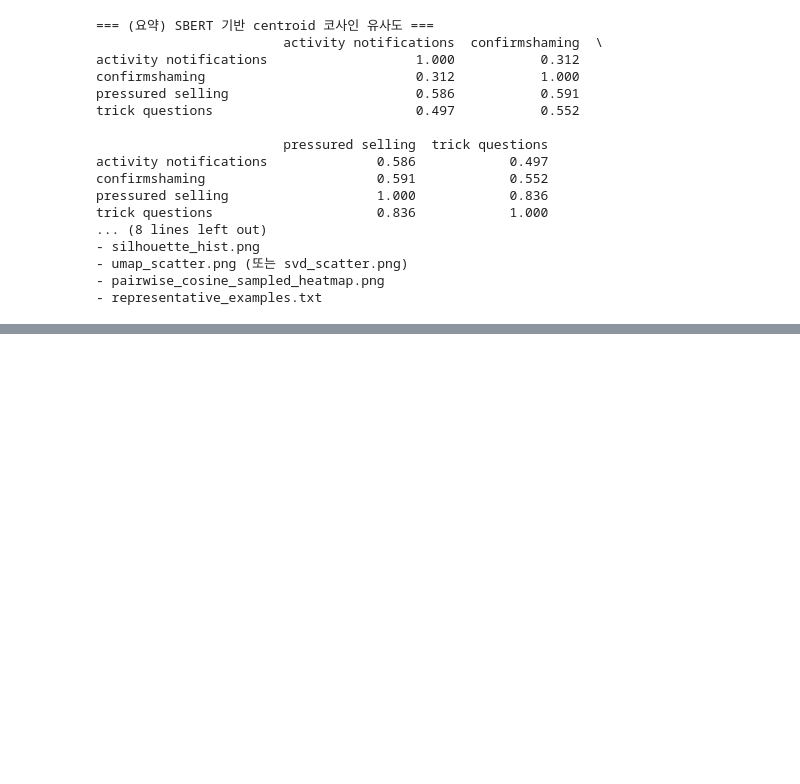
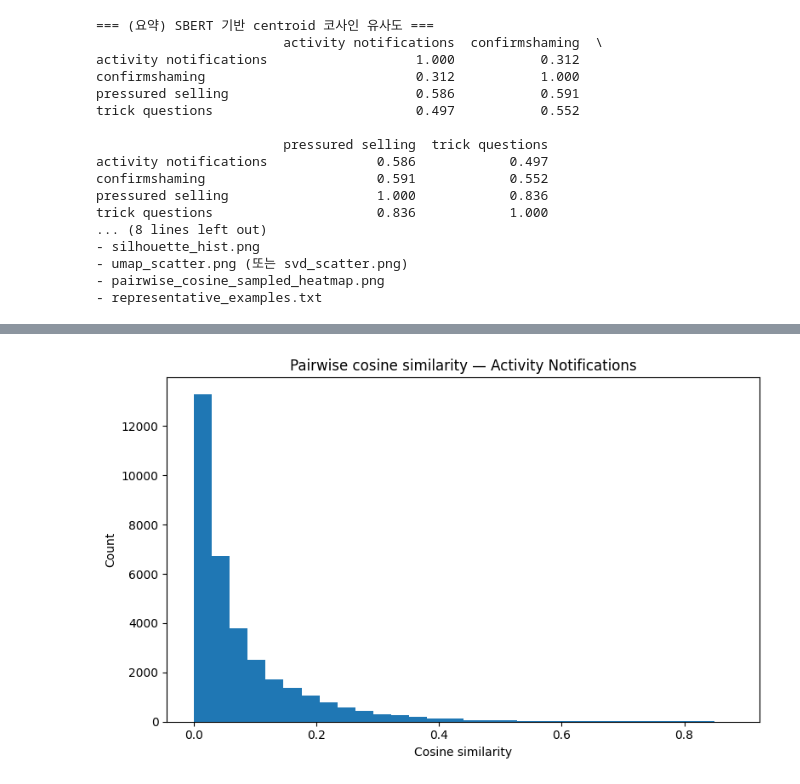
Before and after one commit to 404DNF/404DNF_AI, a Jupyter notebook: notebooks/similarity.ipynb, the cells around one changed output, grey strips where cells are left out. Cells and saved outputs as stored; diff of their text form; code cells hidden in the pictures; blank space fills up the shorter version.

```diff
--- a/notebooks/similarity.ipynb
+++ b/notebooks/similarity.ipynb
@@ -495,0 +630,15 @@ trick questions                     0.836            1.000
+# %%
+# %%
+df = pd.read_csv(DATA_CSV)
+need = {"String", "predicate", "Type"}
+missing = need - set(df.columns)
+if missing:
+    raise ValueError(f"CSV에 필요한 컬럼이 없습니다: {missing}")
+
+df["predicate"] = df["predicate"].fillna("None")
+df["text"] = df["String"].astype(str)
+df["norm_text"] = df["text"].apply(normalize_text)
+
+df.head(3)
+df = df[df["predicate"].isin(FOCUS_PREDS)].copy()
+print("Predicates in use:", sorted(df["predicate"].unique()))
@@ -495,0 +833,75 @@ trick questions                     0.836            1.000
+# %%
+# %%
+# 캐논 전체 TF-IDF (시각화 전용)
+tfidf = TfidfVectorizer(analyzer=ANALYZER, ngram_range=(NGRAM_LO, NGRAM_HI), min_df=max(2, MIN_DF))
+X_all  = tfidf.fit_transform(dedup_sorted["canonical_norm"])
+labels = dedup_sorted["predicate"].values
+pred_names = dedup_sorted["predicate"].unique().tolist()
+
+# (1) predicate별 pairwise 코사인 분포 히스토그램
+for p in pred_names:
+    mask = (labels == p)
+    idx = np.where(mask)[0]
+    if len(idx) < 2:
+        continue
+    subX = X_all[idx]
+    sims = (subX @ subX.T).toarray()
+    triu = sims[np.triu_indices_from(sims, k=1)]
+    if MAX_PAIRS_FOR_HIST and len(triu) > MAX_PAIRS_FOR_HIST:
+        rng = np.random.default_rng(0)
+        triu = rng.choice(triu, size=MAX_PAIRS_FOR_HIST, replace=False)
+    plt.figure(figsize=(8,5))
+    plt.hist(triu, bins=30)
+    plt.title(f"Pairwise cosine similarity — {p}")
+    plt.xlabel("Cosine similarity"); plt.ylabel("Count")
+    plt.tight_layout()
+    fname = f"hist_cosine_{p.replace(' ', '_')}.png"
+    plt.savefig(out_dir/fname); plt.show()
+
+# (2) predicate centroid 코사인 히트맵
+centroids = {}
+for p in pred_names:
+    mask = (labels == p)
+    centroids[p] = X_all[mask].mean(axis=0) if mask.sum() else None
+
+n = len(pred_names)
+M = np.zeros((n, n), dtype=float)
+for i, a in enumerate(pred_names):
+    for j, b in enumerate(pred_names):
+        va, vb = centroids[a], centroids[b]
+        if va is None or vb is None:
+            M[i,j] = np.nan
+        else:
+            num = m2s(va @ vb.T)
+            den = math.sqrt(m2s(va @ va.T)) * math.sqrt(m2s(vb @ vb.T))
+            M[i,j] = num/den if den != 0 else np.nan
+
+plt.figure(figsize=(1.2*n+2, 1.2*n+2))
+im = plt.imshow(M, vmin=0, vmax=1)
+plt.colorbar(im, fraction=0.046, pad=0.04)
+plt.xticks(range(n), pred_names, rotation=45, ha="right")
+plt.yticks(range(n), pred_names)
+for i in range(n):
+    for j in range(n):
+        if not np.isnan(M[i,j]):
+            plt.text(j, i, f"{M[i,j]:.2f}", ha="center", va="center", fontsize=8)
+plt.title("Predicate centroid cosine similarity")
+plt.tight_layout()
+plt.savefig(out_dir/"centroid_heatmap.png"); plt.show()
+
+# (3) PCA 산점도 (canonical 텍스트)
+X_dense = X_all.toarray() if hasattr(X_all, "toarray") else X_all
+pca = PCA(n_components=2, random_state=0)
+XY = pca.fit_transform(X_dense)
+
+plt.figure(figsize=(9,7))
+for p in pred_names:
+    mask = (labels == p)
+    plt.scatter(XY[mask,0], XY[mask,1], s=12, label=p)
+plt.legend(markerscale=2)
+plt.title("PCA of canonical strings (by predicate)")
+plt.xlabel("PC1"); plt.ylabel("PC2")
+plt.tight_layout()
+plt.savefig(out_dir/"pca_canonical_by_predicate.png"); plt.show()
+# %% [output]
+[figure, added]
```
Also changed, not shown: parts of 17 cells of this notebook.
